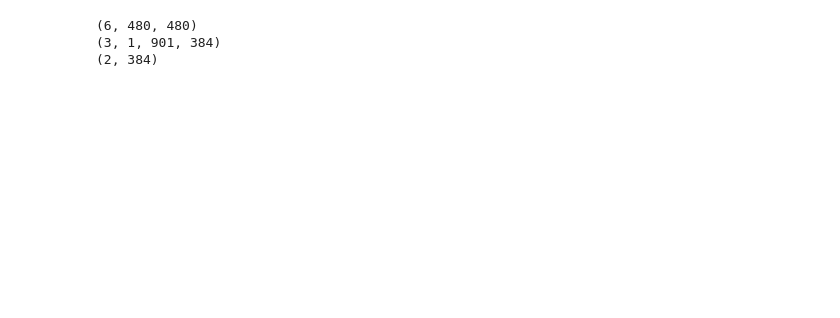
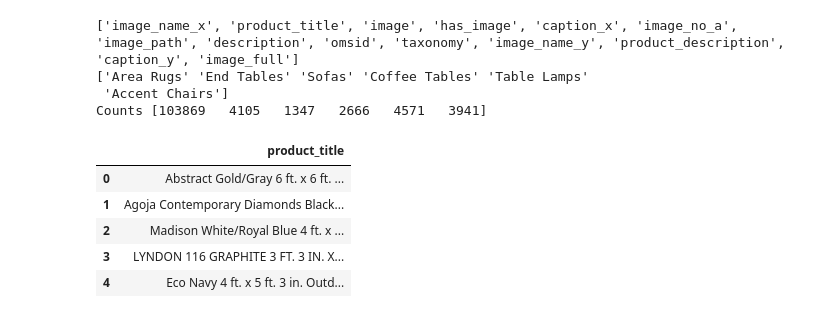
Before and after one commit to NocteDraco/dino, a Jupyter notebook: Exploration.ipynb, the cells around one changed output. Cells and saved outputs as stored; diff of their text form; code cells hidden in the pictures; blank space fills up the shorter version.

```diff
--- a/Exploration.ipynb
+++ b/Exploration.ipynb
@@ -265,10 +300,38 @@ cls  = myAttnVis.getClsToken(fns[0], n = 2)
-# %%
-print(attns.shape)
-print(inter.shape)
-print(cls.shape)
-# %% [output]
-(6, 480, 480)
-(3, 1, 901, 384)
-(2, 384)
+# %%
+# File directory
+file_dir = "/home/DXB05HN/data/HDCLIPDataset200k/livingroombest"
+
+# read in the dataframe of information
+df = pd.read_csv("/home/DXB05HN/data/HDCLIPDataset200k/product_all.csv")
+df['image_full'] = df['image'].apply(lambda x: os.path.join(file_dir, x))
+
+print(df.columns.to_list())
+df[['image', 'image_full', 'taxonomy']].head()
+
+df['taxonomy_last'] = df['taxonomy'].apply(lambda x: x.split('>')[-1])
+print(df['taxonomy_last'].unique())
+
+# This is the finest grain taxonomy of classes
+labels, levels = df['taxonomy'].factorize()
+
+# This is less granular taxonomy of classes
+labels, levels = df['taxonomy_last'].factorize()
+levels = np.array(levels)
+_, level_weights = np.unique(labels, return_counts = True)
+print("Counts", level_weights)
+# %% [output]
+['image_name_x', 'product_title', 'image', 'has_image', 'caption_x', 'image_no_a', 'image_path', 'description', 'omsid', 'taxonomy', 'image_name_y', 'product_description', 'caption_y', 'image_full']
+['Area Rugs' 'End Tables' 'Sofas' 'Coffee Tables' 'Table Lamps'
+ 'Accent Chairs']
+Counts [103869   4105   1347   2666   4571   3941]
+# %%
+df[['product_title']].head()
+# %% [output]
+|  | product_title |
+| 0 | Abstract Gold/Gray 6 ft. x 6 ft. ... |
+| 1 | Agoja Contemporary Diamonds Black... |
+| 2 | Madison White/Royal Blue 4 ft. x ... |
+| 3 | LYNDON 116 GRAPHITE 3 FT. 3 IN. X... |
+| 4 | Eco Navy 4 ft. x 5 ft. 3 in. Outd... |
 # %%
 # Get class tokens over a number of images
```
Also changed, not shown: parts of 22 cells of this notebook.
